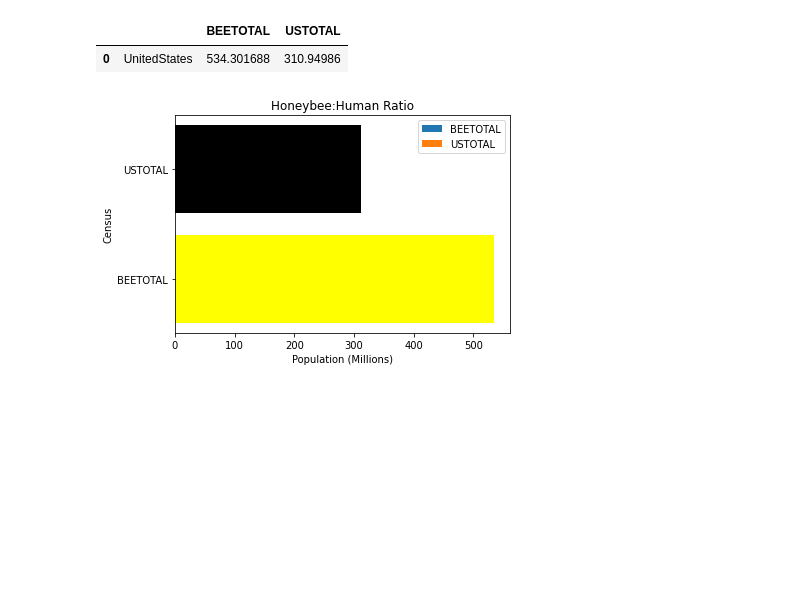
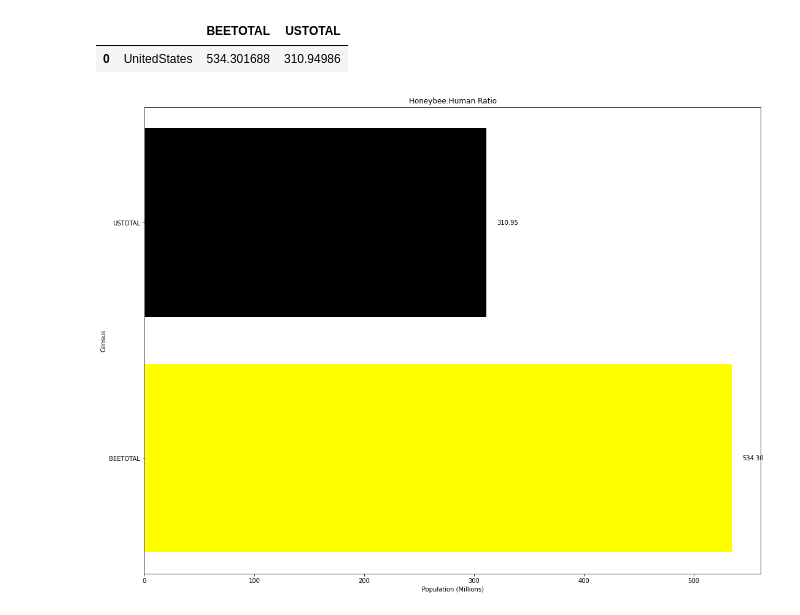
Before and after one commit to curtiscoleman/save_the_bees, a Jupyter notebook: Workbook.ipynb, the cells around one changed output. Saved outputs shown, nothing was run; the diff lists cells and outputs as text; code cells hidden in the pictures; blank space fills up the shorter version.

Commit message:
bar chart

```diff
--- a/Workbook.ipynb
+++ b/Workbook.ipynb
@@ -109,28 +109,33 @@ totals_data
 |  |  | BEETOTAL | USTOTAL |
 | 0 | UnitedStates | 534.301688 | 310.94986 |
 # %%
-
-categories = totals_data.columns[1:]
-values = totals_data.values[0][1:]
+categories = totals_data.columns[1:3]
+values = totals_data.values[0][1:3]
 
 # Create the figure and axis
-fig, ax = plt.subplots()
+fig, ax = plt.subplots(figsize=(18, 14))
 
 # Define the colors for the bars
 colors = ['yellow', 'black']
 
 # Plot the horizontal bar chart with different colors
-ax.barh(categories, values, color=colors)
+bars = ax.barh(categories, values, color=colors)
 
 # Set the axis labels and title
 ax.set_xlabel('Population (Millions)')
 ax.set_ylabel('Census')
 ax.set_title('Honeybee:Human Ratio')
 
-# Create a legend
-ax.legend(bars,categories)
+# Add annotations for the numerical values
+for i, bar in enumerate(bars):
+    value = values[i]
+    width = bar.get_width()
+    height = bar.get_height()
+    x = bar.get_x() + width + 10
+    y = bar.get_y() + height / 2
+    ax.text(x, y, f'{value:.2f}', ha='left', va='center')
 
 # Display the plot
 plt.show()
 # %% [output]
-[figure, old version]
+[figure, new version]
```
